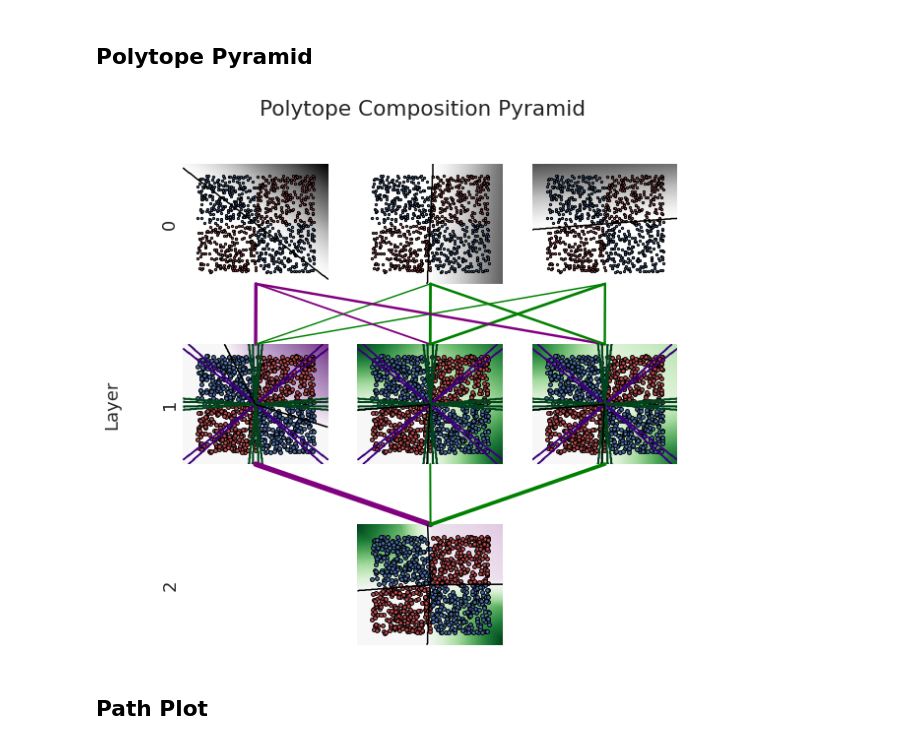
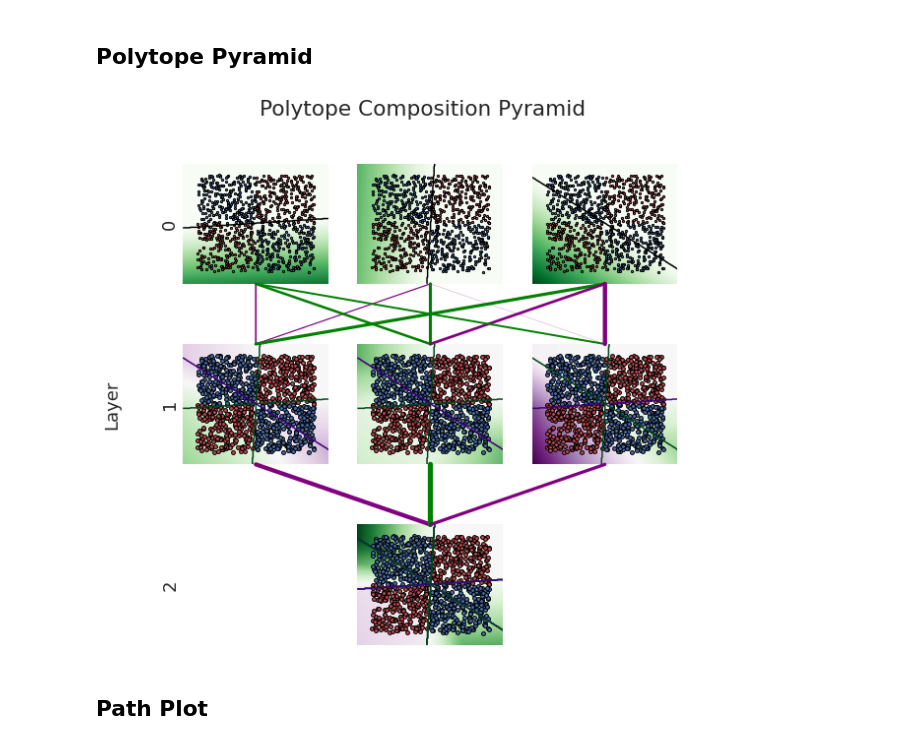
Before and after one commit to neurodata/kdg_will, a Jupyter notebook: Neural_Polytopes.ipynb, the cells around one changed output. Saved outputs shown, nothing was run; the diff lists cells and outputs as text; code cells hidden in the pictures.

```diff
--- a/Neural_Polytopes.ipynb
+++ b/Neural_Polytopes.ipynb
@@ -91,9 +85,10 @@ for i, ax in enumerate(axs.flat):
     for side in {"right", "left", "top", "bottom"}:
         ax.spines[side].set_visible(False)
 
-penultimate_weights, ultimate_weights = [network.layers[i].get_weights()[0] for i in {1, 2}]
-encoders = [keras.models.Model(network.inputs, network.layers[i].output) for i in range(2)]
-second_layer_activations, penultimate_activations = [encoders[i].predict(np.c_[xx.ravel(), yy.ravel()]) for i in range(2)]
+input_weights, penultimate_weights, ultimate_weights = [network.layers[i].get_weights()[0] for i in {0, 1, 2}]
+second_layer_activations = keras.models.Model(network.inputs, network.layers[0].output).predict(np.c_[xx.ravel(), yy.ravel()])
+penultimate_preactivations = np.matmul(second_layer_activations * (second_layer_activations > 0).astype('int'), penultimate_weights)
+
 for layer_idx in range(3):
     axs[layer_idx][0].set_ylabel(str(layer_idx))
 
@@ -103,7 +98,7 @@ for second_node in range(width):
     axs[0][second_node].pcolormesh(xx,
                           yy,
                           node_activations,
-                          cmap="Greys",
+                          cmap="Greens",
                           vmin = 0,
                           vmax = np.max(second_layer_activations)
                           )
@@ -116,15 +111,14 @@ for second_node in range(width):
 
 for penultimate_node in range(width):
   penultimate_w_sign = np.sign(ultimate_weights[penultimate_node])
-  penultimate_polytope_activations = penultimate_activations[:, penultimate_node].reshape(xx.shape)
-  penultimate_node_contributes = np.abs(ultimate_weights[penultimate_node]) > 1e-12 and np.max(penultimate_polytope_activations) > 0
+  penultimate_node_contributes = np.abs(ultimate_weights[penultimate_node]) > 1e-12 and np.max(penultimate_preactivations) > 0
   if penultimate_node_contributes:
     axs[1][penultimate_node].pcolormesh(xx,
                               yy,
-                              penultimate_w_sign * penultimate_polytope_activations,
+                              penultimate_preactivations[:, penultimate_node].reshape(xx.shape),
                               cmap="PRGn",
-                              vmin = -np.max(np.abs(penultimate_activations)),
-                              vmax = np.max(np.abs(penultimate_activations))
+                              vmin = -np.max(np.abs(penultimate_preactivations)),
+                              vmax = np.max(np.abs(penultimate_preactivations))
                               )
 
   # Plot the training points
@@ -155,51 +149,61 @@ for penultimate_node in range(width):
                             xyB = [0, np.max(yy)],
                             coordsA="data",
                             coordsB="data",
-                            color="green" if second_w_sign > 0 else "purple",
+                            color="green" if second_w_sign * penultimate_w_sign > 0 else "purple",
                             lw=np.abs(second_w))
       axs[1][penultimate_node].add_artist(con)
 
       second_polytope_activations = second_layer_activations[:, second_node]
-
+      axs[1][penultimate_node].contour(xx,
+                                       yy,
+                                       second_polytope_activations.reshape(xx.shape),
+                                       levels=[0],
+                                       cmap="Greens" if second_w_sign > 0 else "Purples",
+                                       vmin = -1, vmax = 0)
+      axs[2][int(width / 2)].contour(xx,
+                                       yy,
+                                       second_polytope_activations.reshape(xx.shape),
+                                       levels=[0],
+                                       cmap="Greens" if second_w_sign > 0 else "Purples",
+                                       vmin = -1, vmax = 0)
+      '''
       for multiplier in [[-1, 1], [1, -1], [1, 1], [-1, -1]]:
         axs[1][penultimate_node].contour(multiplier[0] * xx,
                                        multiplier[1] * yy,
                                        second_polytope_activations.reshape(xx.shape),
                                        levels=[0],
                                        cmap="Greens" if second_w_sign > 0 else "Purples",
                                        vmin = -1, vmax = 0)
       for multiplier in [[-1, 1], [1, -1], [1, 1], [-1, -1]]:
         axs[1][penultimate_node].contour(multiplier[0] * yy,
                                        multiplier[1] * xx,
                                        second_polytope_activations.reshape(xx.shape),
                                        levels=[0],
                                        cmap="Greens" if second_w_sign > 0 else "Purples",
                                        vmin = -1, vmax = 0)
+      '''
+
+  #axs[1][penultimate_node].contour(xx, yy, penultimate_polytope_activations, levels=[0], cmap="Greys_r")
+
+ultimate_preactivations = np.matmul(penultimate_preactivations * (penultimate_preactivations > 0).astype('int'), ultimate_weights).reshape(xx.shape)
+axs[2][int(width / 2)].pcolormesh(xx,
+                               yy,
+                               ultimate_preactivations,
+                               cmap="PRGn",
+                               vmin = -np.max(np.abs(ultimate_preactivations)),
+                               vmax = np.max(np.abs(ultimate_preactivations)))
 
 
-  axs[1][penultimate_node].contour(xx, yy, penultimate_polytope_activations, levels=[0], cmap="Greys_r")
-
-encoder = keras.models.Model(network.inputs, network.layers[1].output)
-penultimate_activations = encoder.predict(np.c_[xx.ravel(), yy.ravel()])
-final_preactivations = np.matmul(penultimate_activations, ultimate_weights).reshape(xx.shape)
-axs[2][int(width / 2)].pcolormesh(xx,
-                               yy,
-                               final_preactivations,
-                               cmap="PRGn",
-                               vmin = -np.max(np.abs(final_preactivations)),
-                               vmax = np.max(np.abs(final_preactivations)))
-
-
-axs[2][int(width / 2)].contour(xx, yy, final_preactivations, levels=[0], cmap="Greys_r")
+#axs[2][int(width / 2)].contour(xx, yy, final_preactivations, levels=[0], cmap="Greys_r")
 
 # Plot the training points
 for y_val in range(2):
   idx = np.where(y == y_val)
   axs[2][int(width / 2)].scatter(X[idx, 0], X[idx, 1], c='rb'[y_val], label='Class {}'.format(y_val),
               s=15, edgecolor = 'black')
 plt.show()
 # %% [output]
-[figure, old version]
+[figure, new version]
 # %% [markdown]
 ## Path Plot
 # %%
```
Also changed, not shown: parts of 3 cells of this notebook.
